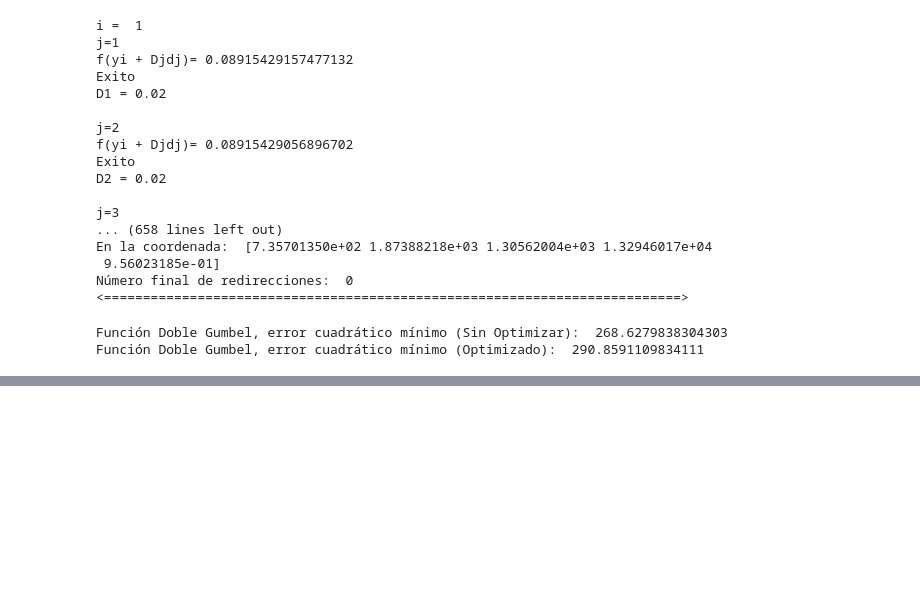
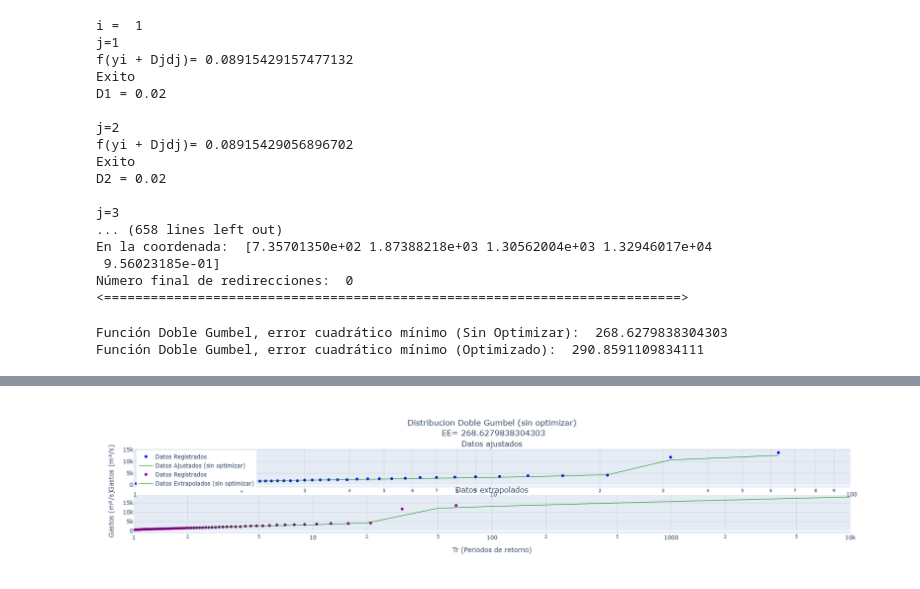
Before and after one commit to PacoCampuzanoB/Analisis_de_Frecuencias, a Jupyter notebook: cuadernos/dGumbel.ipynb, the cells around one changed output, grey strips where cells are left out. Drawn from its saved outputs; the diff is of its cells as text; code cells hidden in the pictures; blank space fills up the shorter version.

```diff
--- a/cuadernos/dGumbel.ipynb
+++ b/cuadernos/dGumbel.ipynb
@@ -683,0 +860,88 @@ cD.head(13)
+# %%
+titulo0 = "Distribucion Doble Gumbel (sin optimizar)<br> EE= " + str(EE0)
+#titulo1 = "Distribucion Doble Gumbel (Algoritmo de Rosenbrock)<br> EE= " + str(EE1)
+fig = make_subplots(rows=2,
+                    cols=1,
+                    shared_xaxes=False,
+                    vertical_spacing=0.09,
+                    subplot_titles=("Datos ajustados", "Datos extrapolados"))
+# Gráfico 1: Datos Registrados (Scatter) y Datos Ajustados (Línea)
+fig.add_trace(go.Scatter(x=tR,
+                         y=dReg,
+                         mode='markers',
+                         name='Datos Registrados',
+                         #alpha=.4,
+                         marker=dict(color='blue')),
+              row=1, col=1)
+
+fig.add_trace(go.Scatter(x=tR,
+                         y=dAjust,
+                         mode='lines',
+                         name='Datos Ajustados (sin optimizar)',
+                         line=dict(color='green', width=1)),
+              row=1, col=1)
+"""
+fig.add_trace(go.Scatter(x=tR,
+                         y=dAjust1,
+                         mode='lines',
+                         name='Datos Ajustados (optimizados)',
+                         line=dict(color='green', width=1)),
+              row=1, col=1)
+"""
+fig.add_trace(go.Scatter(x=tR,
+                         y=dReg,
+                         mode='markers',
+                         name='Datos Registrados',
+                         #alpha=.4,
+                         marker=dict(color='purple')),
+              row=2, col=1)
+
+fig.add_trace(go.Scatter(x=dTrExtrap,
+                         y=dExtrap_sr,
+                         mode='lines',
+                         name='Datos Extrapolados (sin optimizar)',
+                         line=dict(color='green',
+                         width=1)),
+              row=2, col=1)
+"""
+fig.add_trace(go.Scatter(x=dTrExtrap,
+                         y=dExtrap,
+                         mode='lines',
+                         name='Datos Extrapolados (optimizados)',
+                         line=dict(color='green',
+                         width=1)),
+              row=2, col=1)
+"""
+# Configurar el layout
+fig.update_layout(
+    title_text=titulo0,
+    title_x=0.5,  # Centra el título
+    #xaxis_type="log",  # Eje x semilogarítmico
+    #yaxis_title="Gastos (m³/s)",
+    showlegend=True,
+    legend=dict(x=0.004, y=0.99))
+
+# Configurar ambos ejes x como logarítmicos
+fig.update_xaxes(type="log",
+                 range=[0, 2],
+                 showgrid=True,
+                 gridcolor='lightgray',
+                 row=1, col=1)  # Eje x de la primera fila
+fig.update_xaxes(type="log",
+                 range=[0, 4],
+                 title="Tr (Periodos de retorno)",
+                 showgrid=True,
+                 gridcolor='lightgray',
+                 row=2, col=1)  # Eje x de la segunda fila
+fig.update_yaxes(title_text="Gastos (m³/s)",
+                 showgrid=True,
+                 gridcolor='lightgray',
+                 row=1, col=1)
+fig.update_yaxes(title_text="Gastos (m³/s)",
+                 showgrid=True,
+                 gridcolor='lightgray',
+                 row=2, col=1)
+
+fig.show()
+# %% [output]
+[figure, added]
```
Also changed, not shown: parts of 10 cells of this notebook, 4 other files.
